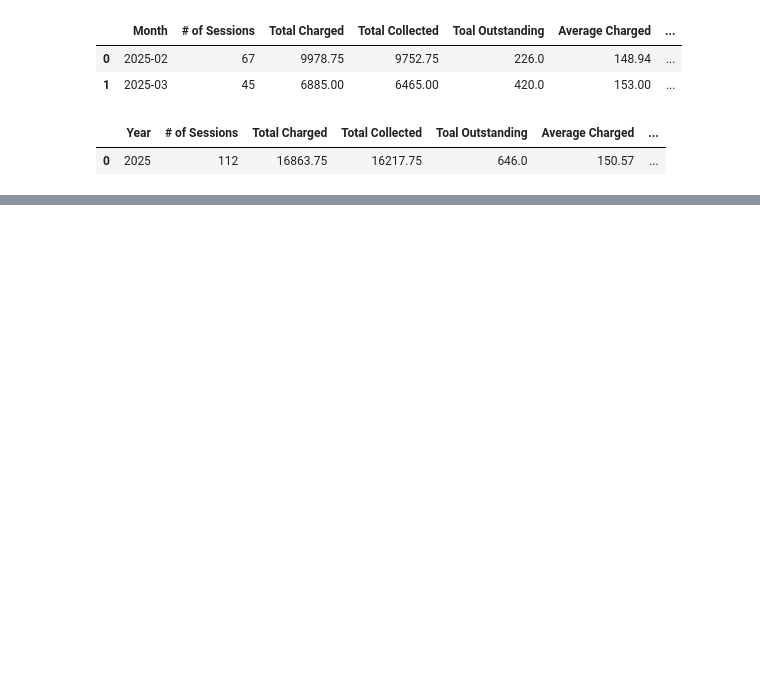
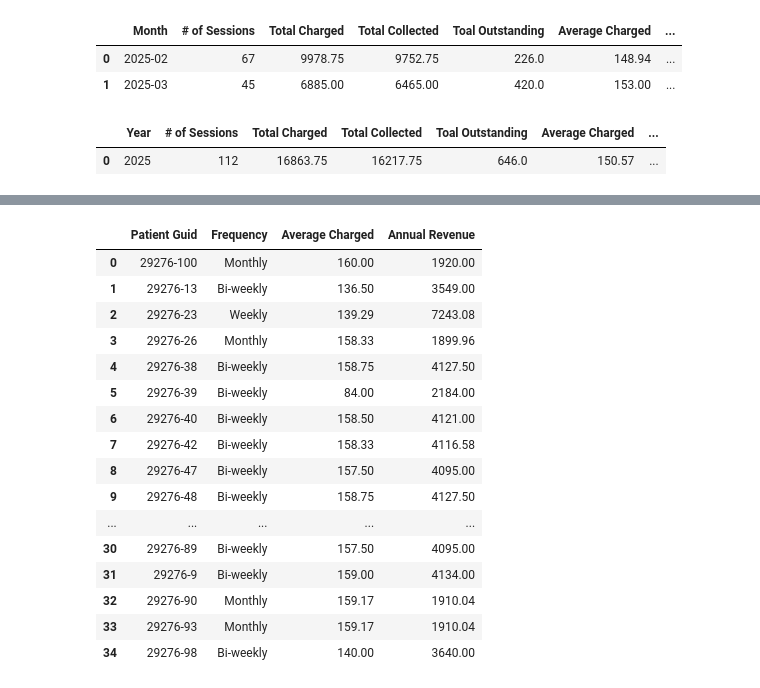
Before and after one commit to btmarsh6/Sliding-Scale, a Jupyter notebook: explore.ipynb, the cells around one changed output, grey strips where cells are left out. Saved outputs shown, nothing was run; the diff lists cells and outputs as text; code cells hidden in the pictures; blank space fills up the shorter version.

```diff
--- a/explore.ipynb
+++ b/explore.ipynb
@@ -62,0 +200,4 @@ Name: Invoice #, dtype: float64
+# %%
+frequency_df = df.groupby('Patient Guid')['Days Between'].mean().reset_index()
+frequency_df.columns = ['Patient Guid', 'Avg Days Between Sessions']
+frequency_df
@@ -62,0 +222,2 @@ Name: Invoice #, dtype: float64
+# %%
+frequency_df['Frequency'] = frequency_df['Avg Days Between Sessions'].apply(classify_frequency)
@@ -62,0 +244,3 @@ Name: Invoice #, dtype: float64
+# %%
+frequency_df = pd.merge(frequency_df, client_details[['Patient Guid', 'Average Charged']], how='left', on='Patient Guid')
+frequency_df.head(10)
@@ -62,0 +259,32 @@ Name: Invoice #, dtype: float64
+# %%
+def annual_forecast(row):
+    if row['Frequency'] == 'Weekly':
+        return row['Average Charged'] * 52
+    elif row['Frequency'] == 'Bi-weekly':
+        return row['Average Charged'] * 26
+    elif row['Frequency'] == 'Monthly':
+        return row['Average Charged'] * 12
+    else:
+        return 0
+# %%
+projection = frequency_df.drop(columns='Avg Days Between Sessions')
+projection['Annual Revenue'] = projection.apply(annual_forecast, axis=1)
+projection
+# %% [output]
+|  | Patient Guid | Frequency | Average Charged | Annual Revenue |
+| 0 | 29276-100 | Monthly | 160.00 | 1920.00 |
+| 1 | 29276-13 | Bi-weekly | 136.50 | 3549.00 |
+| 2 | 29276-23 | Weekly | 139.29 | 7243.08 |
+| 3 | 29276-26 | Monthly | 158.33 | 1899.96 |
+| 4 | 29276-38 | Bi-weekly | 158.75 | 4127.50 |
+| 5 | 29276-39 | Bi-weekly | 84.00 | 2184.00 |
+| 6 | 29276-40 | Bi-weekly | 158.50 | 4121.00 |
+| 7 | 29276-42 | Bi-weekly | 158.33 | 4116.58 |
+| 8 | 29276-47 | Bi-weekly | 157.50 | 4095.00 |
+| 9 | 29276-48 | Bi-weekly | 158.75 | 4127.50 |
+| ... | ... | ... | ... | ... |
+| 30 | 29276-89 | Bi-weekly | 157.50 | 4095.00 |
+| 31 | 29276-9 | Bi-weekly | 159.00 | 4134.00 |
+| 32 | 29276-90 | Monthly | 159.17 | 1910.04 |
+| 33 | 29276-93 | Monthly | 159.17 | 1910.04 |
+| 34 | 29276-98 | Bi-weekly | 140.00 | 3640.00 |
```
Also changed, not shown: parts of 21 cells of this notebook.
